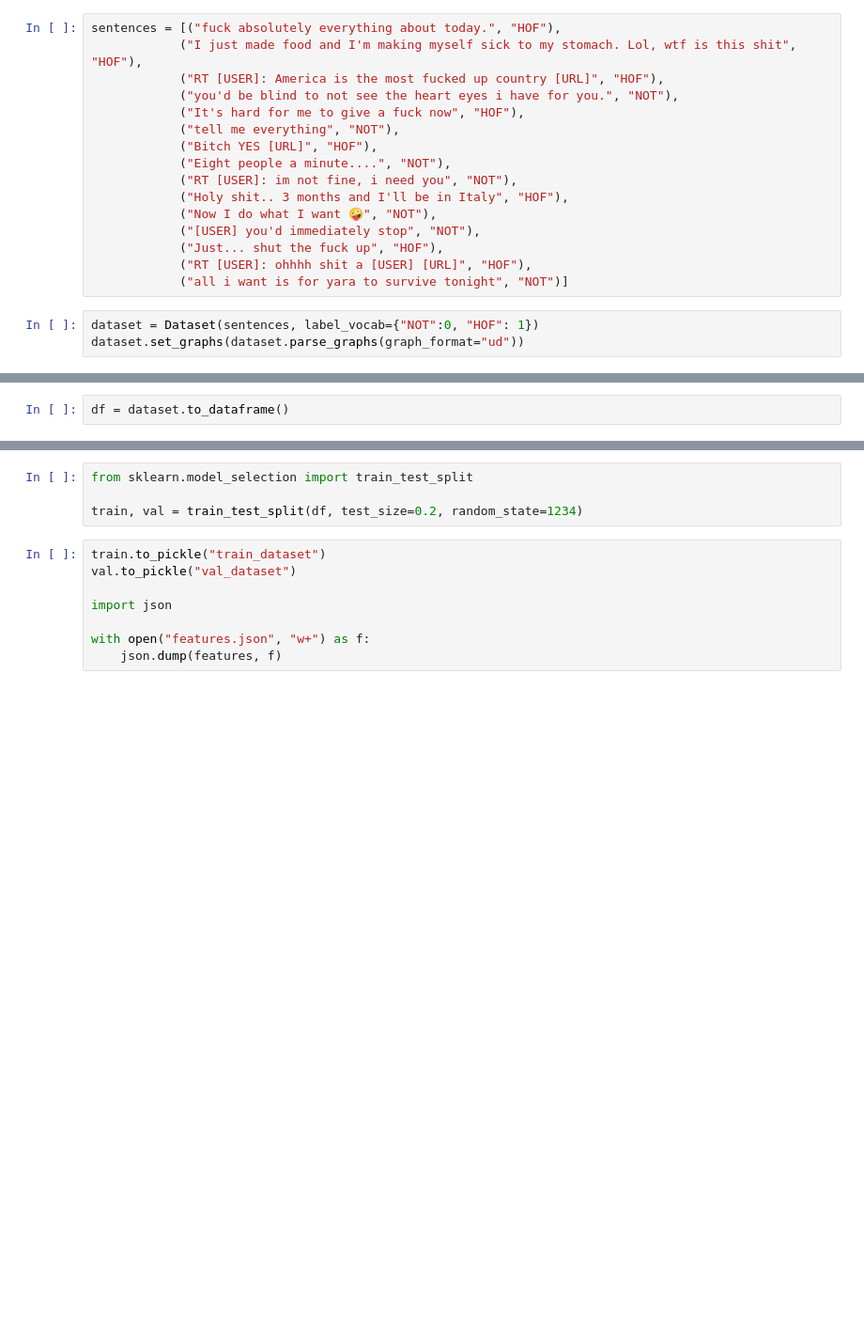
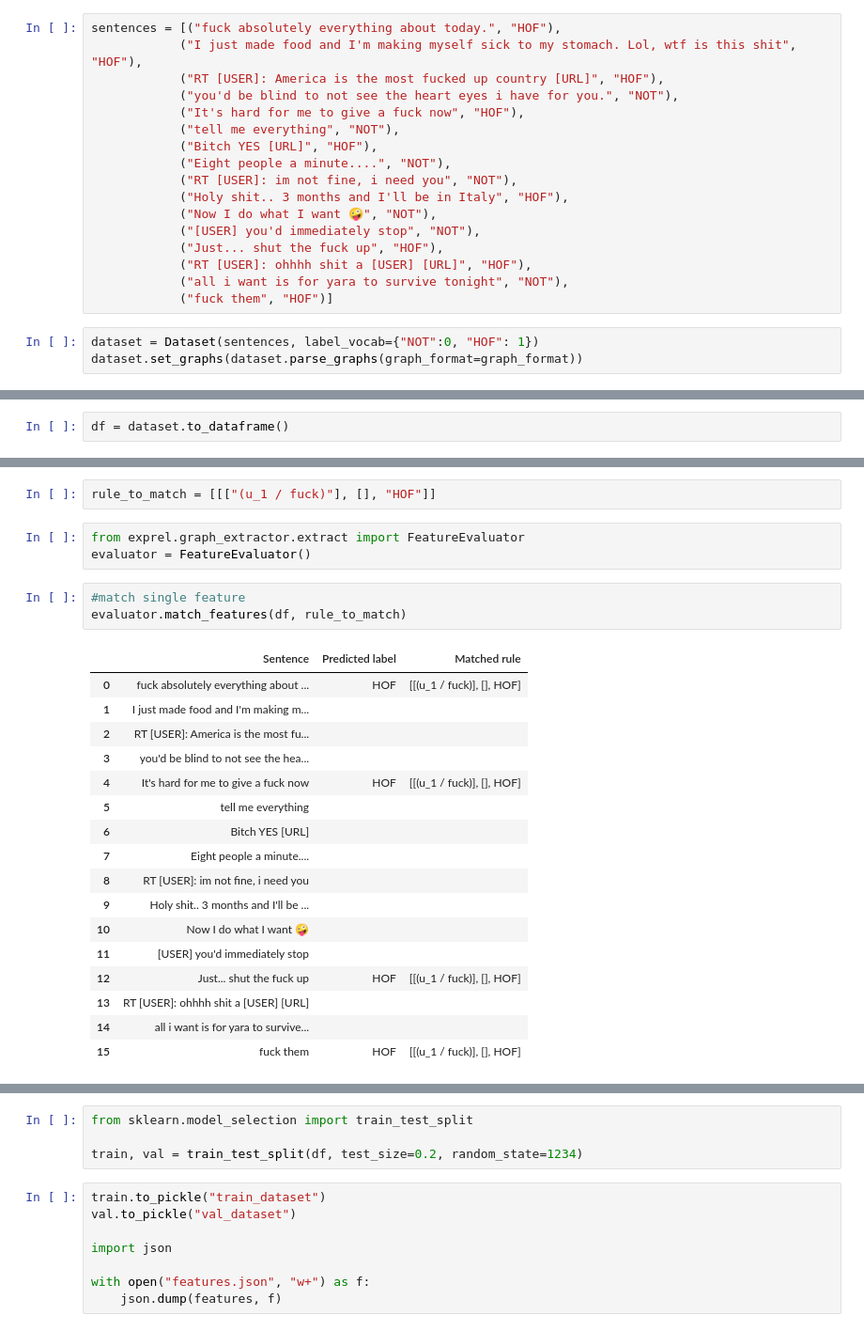
Before and after one commit to adaamko/POTATO, a Jupyter notebook: notebooks/examples.ipynb, the cells around one changed output, grey strips where cells are left out. Shown: that part at 94% size. Cells and saved outputs as stored; diff of their text form; blank space fills up the shorter version.

Commit message:
Readme on rules and some refactor

```diff
--- a/notebooks/examples.ipynb
+++ b/notebooks/examples.ipynb
@@ -16,7 +18,8 @@ sentences = [("fuck absolutely everything about today.", "HOF"),
             ("[USER] you'd immediately stop", "NOT"),
             ("Just... shut the fuck up", "HOF"),
             ("RT [USER]: ohhhh shit a [USER] [URL]", "HOF"),
-            ("all i want is for yara to survive tonight", "NOT")]
+            ("all i want is for yara to survive tonight", "NOT"),
+            ("fuck them", "HOF")]
 # %%
 dataset = Dataset(sentences, label_vocab={"NOT":0, "HOF": 1})
-dataset.set_graphs(dataset.parse_graphs(graph_format="ud"))
+dataset.set_graphs(dataset.parse_graphs(graph_format=graph_format))
@@ -26,0 +66,26 @@ df
+# %%
+rule_to_match = [[["(u_1 / fuck)"], [], "HOF"]]
+# %%
+from exprel.graph_extractor.extract import FeatureEvaluator
+evaluator = FeatureEvaluator()
+# %%
+#match single feature
+evaluator.match_features(df, rule_to_match)
+# %% [output]
+|  | Sentence | Predicted label | Matched rule |
+| 0 | fuck absolutely everything about ... | HOF | [[(u_1 / fuck)], [], HOF] |
+| 1 | I just made food and I'm making m... |  |  |
+| 2 | RT [USER]: America is the most fu... |  |  |
+| 3 | you'd be blind to not see the hea... |  |  |
+| 4 | It's hard for me to give a fuck now | HOF | [[(u_1 / fuck)], [], HOF] |
+| 5 | tell me everything |  |  |
+| 6 | Bitch YES [URL] |  |  |
+| 7 | Eight people a minute.... |  |  |
+| 8 | RT [USER]: im not fine, i need you |  |  |
+| 9 | Holy shit.. 3 months and I'll be ... |  |  |
+| 10 | Now I do what I want 🤪 |  |  |
+| 11 | [USER] you'd immediately stop |  |  |
+| 12 | Just... shut the fuck up | HOF | [[(u_1 / fuck)], [], HOF] |
+| 13 | RT [USER]: ohhhh shit a [USER] [URL] |  |  |
+| 14 | all i want is for yara to survive... |  |  |
+| 15 | fuck them | HOF | [[(u_1 / fuck)], [], HOF] |
```
Also changed, not shown: parts of 9 cells of this notebook, 5 other files.
